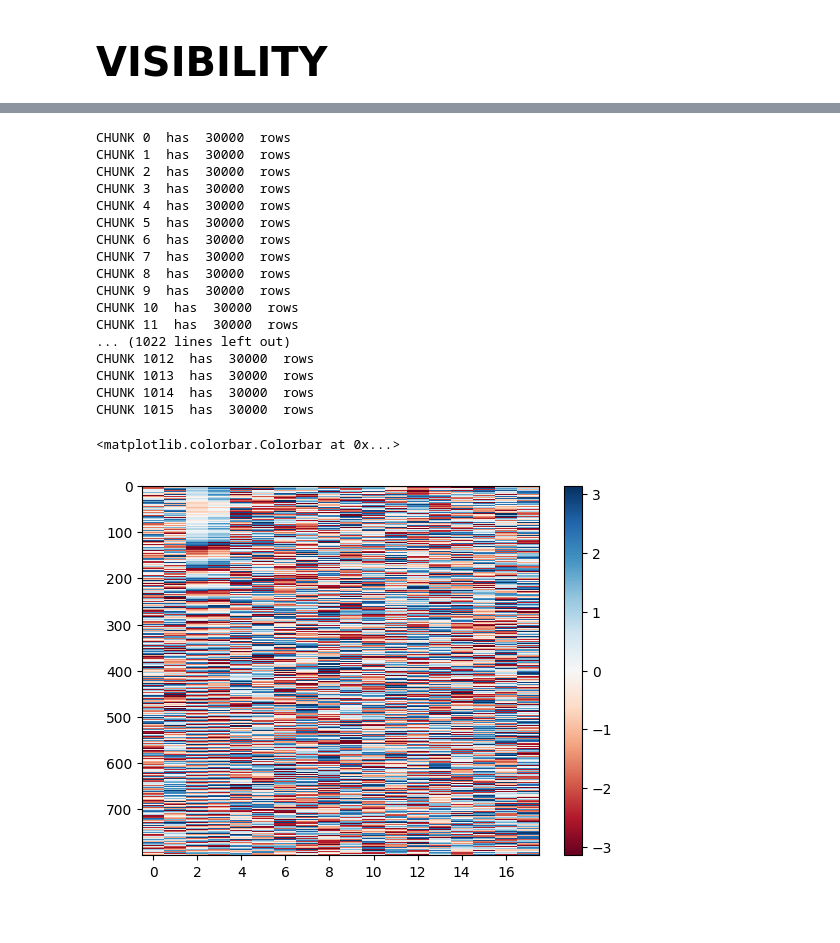
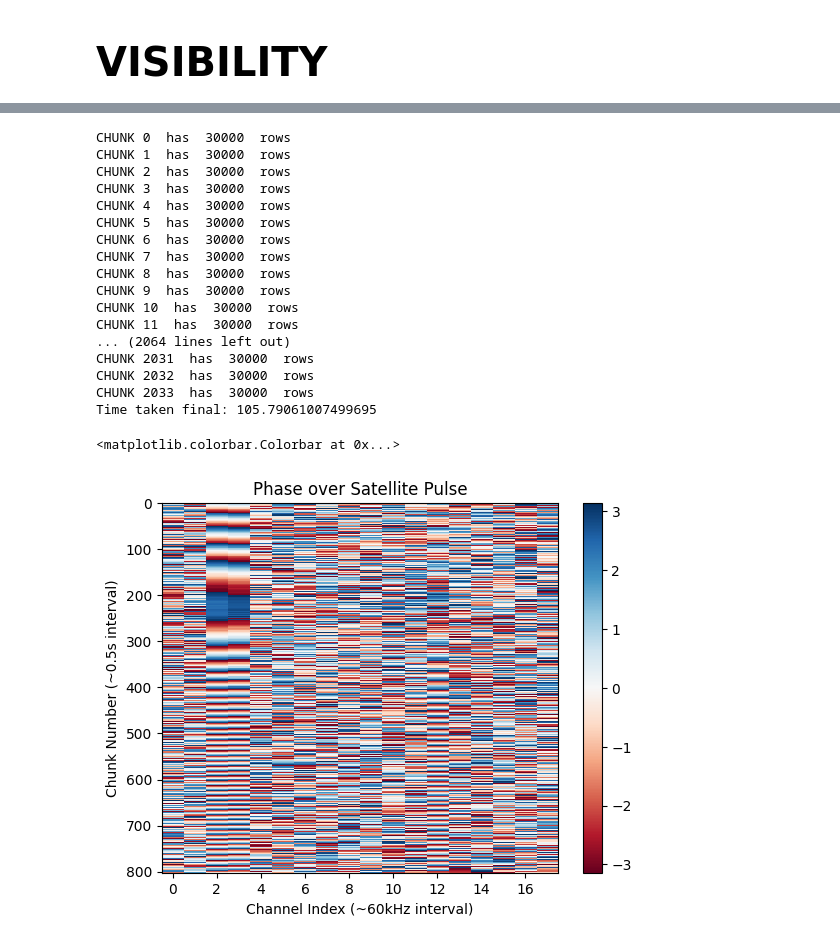
Before and after one commit to ALBATROS-Experiment/albatros_analysis, a Jupyter notebook: scripts/sat_filtering_cxcorr.ipynb, the cells around one changed output, grey strips where cells are left out. Saved outputs shown, nothing was run; the diff lists cells and outputs as text; code cells hidden in the pictures; blank space fills up the shorter version.

```diff
--- a/scripts/sat_filtering_cxcorr.ipynb
+++ b/scripts/sat_filtering_cxcorr.ipynb
@@ -102,7 +104,7 @@ c_nchunks = int((visibility_window)/C_T_ACCLEN)
 v_nchunks = int((visibility_window)/V_T_ACCLEN)
 
 
-data_version = "SATDET TESTER"
+data_version = "MANUAL TESTER"
 
 if data_version == "MANUAL TESTER":
 
@@ -110,6 +112,16 @@ if data_version == "MANUAL TESTER":
     a2_path = "/scratch/s/sievers/mohanagr/mars2_2024/baseband/"
 
     global_start_time = 1721800002
+
+    a1_coords = [79+25.031/60, -90-46.041/60, 189]  # MARS 1
+    a2_coords = [79+25.033/60, -90-45.531/60, 176]  # MARS 2
+
+elif data_version == "MANUAL TESTER 2":
+
+    a1_path = "/scratch/s/sievers/mohanagr/mars1_2024/baseband/"
+    a2_path = "/scratch/s/sievers/mohanagr/mars2_2024/baseband/"
+
+    global_start_time = 1721900002
 
     a1_coords = [79+25.031/60, -90-46.041/60, 189]  # MARS 1
     a2_coords = [79+25.033/60, -90-45.531/60, 176]  # MARS 2
@@ -420,7 +432,7 @@ STATUS: UNRELIABLE
 # %% [markdown]
 <h1 style="font-size:30pt">VISIBILITY</h1>
 # %%
-idx_correction=87077-100000
+idx_correction=86568-100000
 if idx_correction>0:
     idx1_v = idx1 + idx_correction
     idx2_v = idx2
@@ -472,19 +484,23 @@ CHUNK 8  has  30000  rows
 CHUNK 9  has  30000  rows
 CHUNK 10  has  30000  rows
 CHUNK 11  has  30000  rows
-... (1022 lines left out)
-CHUNK 1012  has  30000  rows
-CHUNK 1013  has  30000  rows
-CHUNK 1014  has  30000  rows
-CHUNK 1015  has  30000  rows
+... (2064 lines left out)
+CHUNK 2031  has  30000  rows
+CHUNK 2032  has  30000  rows
+CHUNK 2033  has  30000  rows
+Time taken final: 105.79061007499695
 # %%
-isolated_time = 800
+isolated_time = 803
+vis_phase = np.angle(visibility_phased)
 
-vis_phase = np.angle(visibility_phased)
 # vis_phase_1clk = np.angle(visibility_1clk)
+plt.xlabel("Channel Index (~60kHz interval)")
+plt.ylabel("Chunk Number (~0.5s interval)")
+plt.title("Phase over Satellite Pulse")
 plt.imshow(vis_phase[:isolated_time,:], aspect='auto',cmap='RdBu',interpolation="none")
+
 plt.colorbar()
 # %% [output]
 <matplotlib.colorbar.Colorbar at 0x...>
-[figure, old version]
+[figure, new version]
 # %%
```
Also changed, not shown: parts of 11 cells of this notebook, 13 other files.
